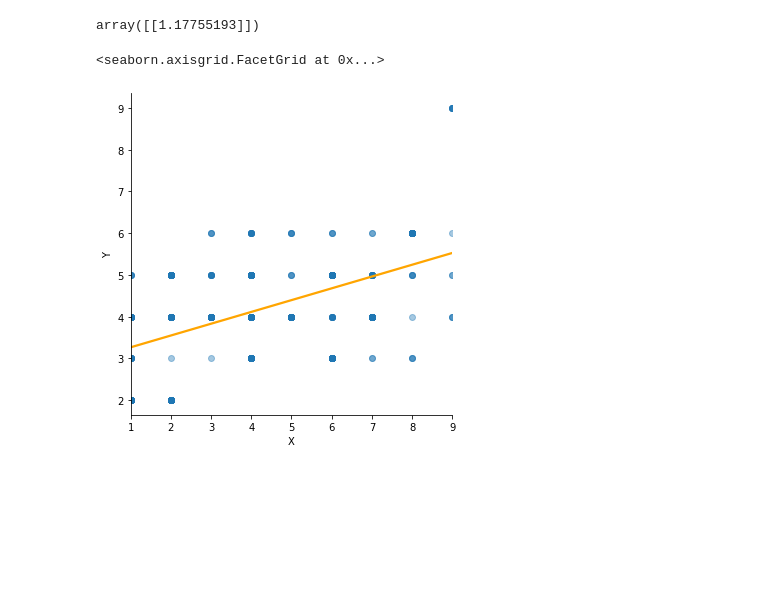
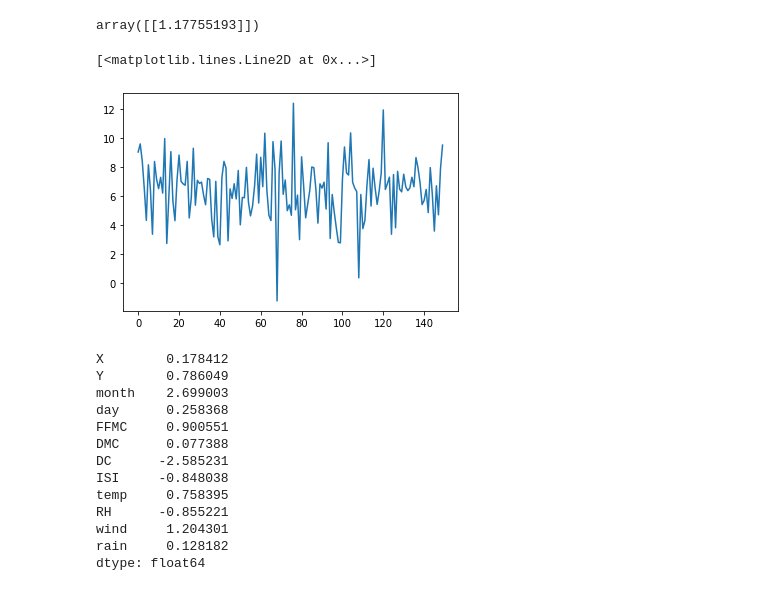
Before and after one commit to kaodeuay/ProjectML, a Jupyter notebook: miniPJML/finish_ml2.ipynb, the cells around one changed output. Drawn from its saved outputs; the diff is of its cells as text; code cells hidden in the pictures; blank space fills up the shorter version.

```diff
--- a/miniPJML/finish_ml2.ipynb
+++ b/miniPJML/finish_ml2.ipynb
@@ -337,0 +336,5 @@ Y.tail()
+# %%
+#Defining Features (Y)
+
+Y = df[['area']]
+Y.tail()
@@ -401,10 +400,27 @@ y_new_pred = LR.predict(X_new) # (3) predict class value
 y_new_pred
 # %% [output]
 array([[1.17755193]])
-# %%
-sns.lmplot(x='X',y='Y',data=df,ci=None,
-          scatter_kws={'alpha':0.4},
-          line_kws={'color':'orange'})
-# %% [output]
-<seaborn.axisgrid.FacetGrid at 0x...>
-[figure, removed]
+# %%
+plt.plot(Y_pred)
+# %% [output]
+[<matplotlib.lines.Line2D at 0x...>]
+[figure, added]
+# %%
+lr = sm.OLS(Y_train, X_train).fit()
+
+# Printing the parameters
+lr.params
+# %% [output]
+X        0.178412
+Y        0.786049
+month    2.699003
+day      0.258368
+FFMC     0.900551
+DMC      0.077388
+DC      -2.585231
+ISI     -0.848038
+temp     0.758395
+RH      -0.855221
+wind     1.204301
+rain     0.128182
+dtype: float64
```
Also changed, not shown: parts of 25 cells of this notebook.
